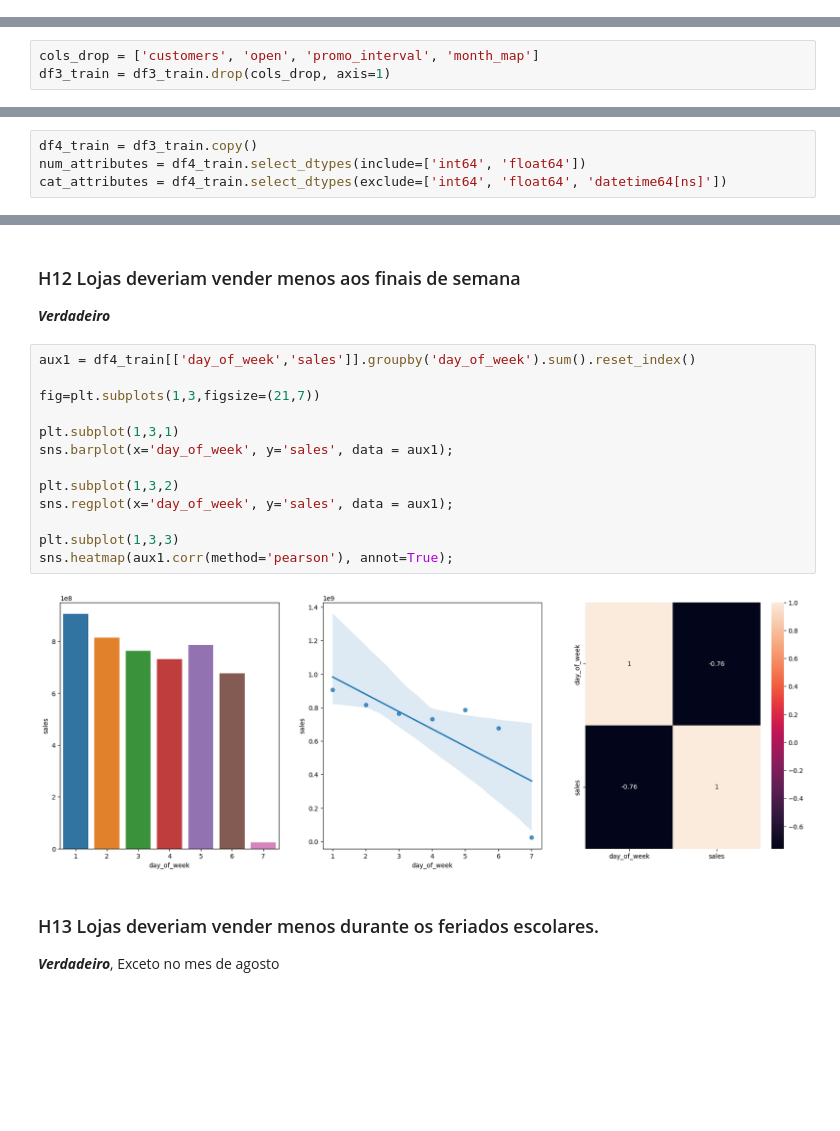
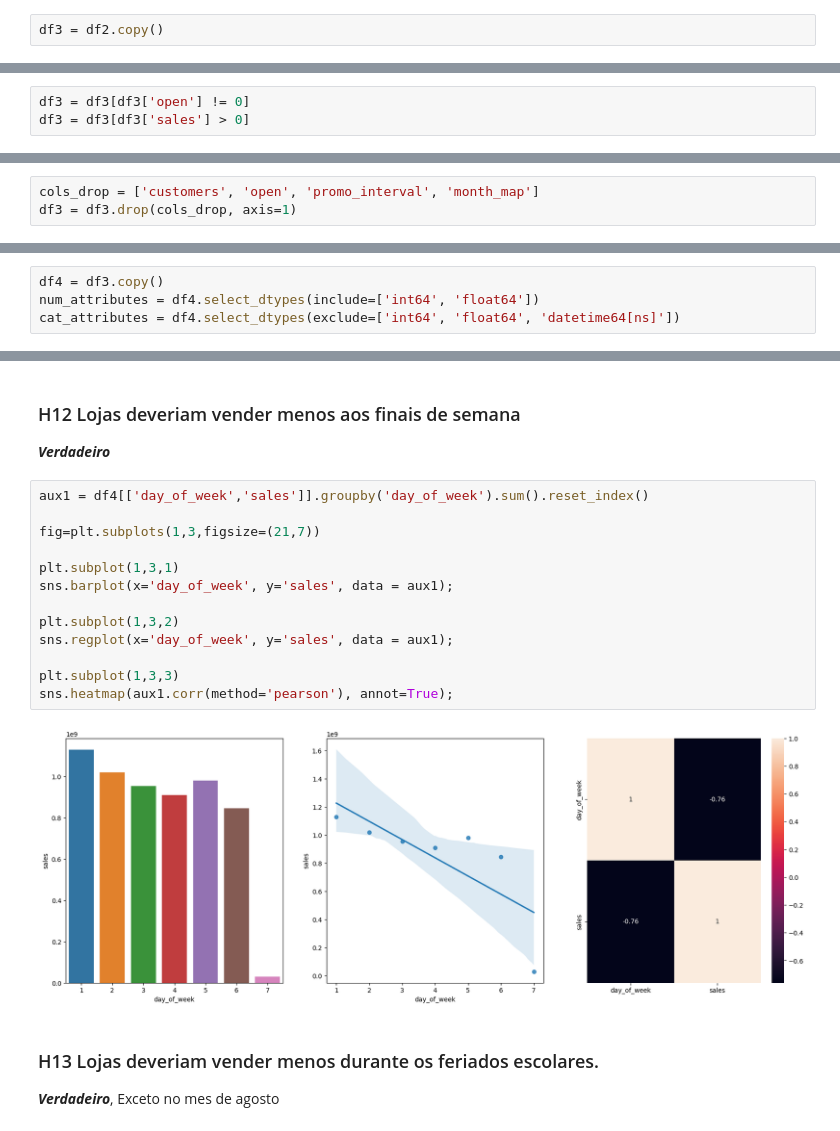
Before and after one commit to MayconRochaaa/rossmann_project, a Jupyter notebook: store_sales_prediction.ipynb, the cells around one changed output, grey strips where cells are left out. Saved outputs shown, nothing was run; the diff lists cells and outputs as text; blank space fills up the shorter version.

```diff
--- a/store_sales_prediction.ipynb
+++ b/store_sales_prediction.ipynb
@@ -385,0 +387,2 @@ df3_train = df3_train[df3_train['sales'] > 0]
+# %%
+df3 = df2.copy()
@@ -385,0 +392,3 @@ df3_train = df3_train[df3_train['sales'] > 0]
+# %%
+df3 = df3[df3['open'] != 0]
+df3 = df3[df3['sales'] > 0]
@@ -386,5 +398,5 @@ df3_train = df3_train[df3_train['sales'] > 0]
 # %%
 cols_drop = ['customers', 'open', 'promo_interval', 'month_map']
-df3_train = df3_train.drop(cols_drop, axis=1)
+df3 = df3.drop(cols_drop, axis=1)
 # %% [markdown]
 # 4.0 ANALISE EXPLORATORIA DOS DADOS
@@ -391,4 +404,4 @@ df3_train = df3_train.drop(cols_drop, axis=1)
 # %%
-df4_train = df3_train.copy()
-num_attributes = df4_train.select_dtypes(include=['int64', 'float64'])
-cat_attributes = df4_train.select_dtypes(exclude=['int64', 'float64', 'datetime64[ns]'])
+df4 = df3.copy()
+num_attributes = df4.select_dtypes(include=['int64', 'float64'])
+cat_attributes = df4.select_dtypes(exclude=['int64', 'float64', 'datetime64[ns]'])
@@ -655,20 +678,20 @@ sns.barplot(x='before_after', y='sales', data = aux2);
 
 ***Verdadeiro***
 # %%
-aux1 = df4_train[['day_of_week','sales']].groupby('day_of_week').sum().reset_index()
+aux1 = df4[['day_of_week','sales']].groupby('day_of_week').sum().reset_index()
 
 fig=plt.subplots(1,3,figsize=(21,7))
 
 plt.subplot(1,3,1)
 sns.barplot(x='day_of_week', y='sales', data = aux1);
 
 plt.subplot(1,3,2)
 sns.regplot(x='day_of_week', y='sales', data = aux1);
 
 plt.subplot(1,3,3)
 sns.heatmap(aux1.corr(method='pearson'), annot=True);
 # %% [output]
-[figure, old version]
+[figure, new version]
 # %% [markdown]
 ### H13 Lojas deveriam vender menos durante os feriados escolares.
 
```
Also changed, not shown: parts of 128 cells of this notebook.
